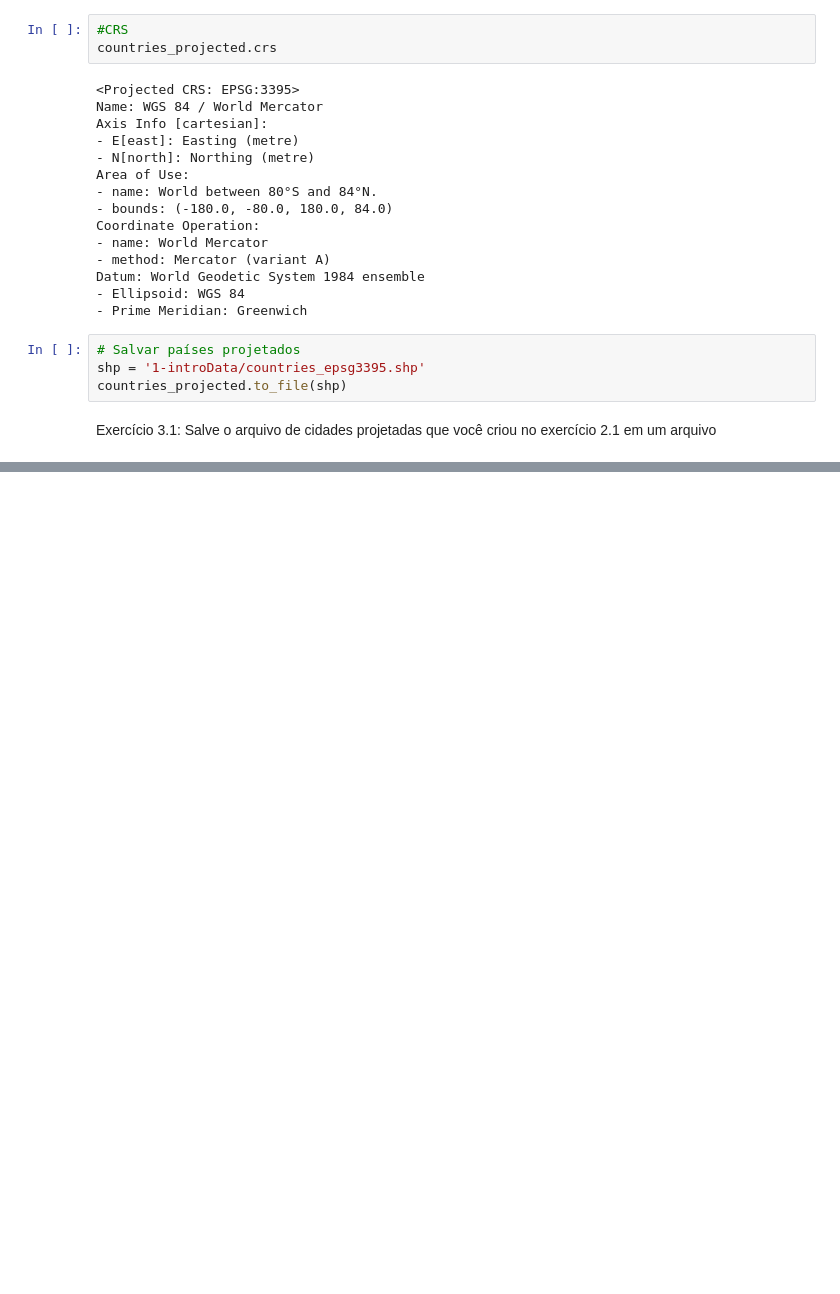
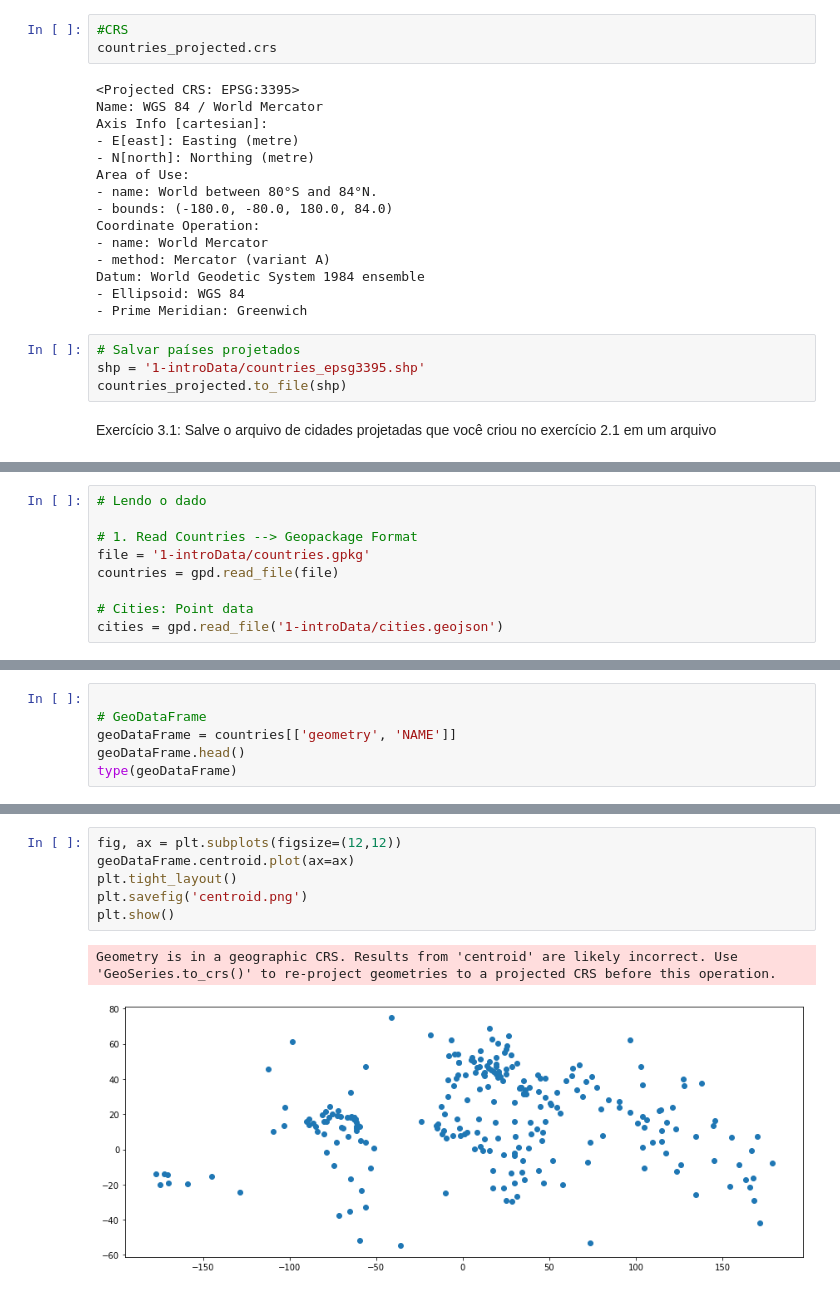
Before and after one commit to rmontteiro/geo, a Jupyter notebook: Geopandas_aula1.ipynb, the cells around one changed output, grey strips where cells are left out. Drawn from its saved outputs; the diff is of its cells as text; blank space fills up the shorter version.

```diff
--- a/Geopandas_aula1.ipynb
+++ b/Geopandas_aula1.ipynb
@@ -297,0 +305,9 @@ Exercício 3.1: Salve o arquivo de cidades projetadas que você criou no exercí
+# %%
+# Lendo o dado
+
+# 1. Read Countries --> Geopackage Format
+file = '1-introData/countries.gpkg'
+countries = gpd.read_file(file)
+
+# Cities: Point data
+cities = gpd.read_file('1-introData/cities.geojson')
@@ -297,0 +329,6 @@ Exercício 3.1: Salve o arquivo de cidades projetadas que você criou no exercí
+# %%
+
+# GeoDataFrame
+geoDataFrame = countries[['geometry', 'NAME']]
+geoDataFrame.head()
+type(geoDataFrame)
@@ -297,0 +352,9 @@ Exercício 3.1: Salve o arquivo de cidades projetadas que você criou no exercí
+# %%
+fig, ax = plt.subplots(figsize=(12,12))
+geoDataFrame.centroid.plot(ax=ax)
+plt.tight_layout()
+plt.savefig('centroid.png')
+plt.show()
+# %% [output]
+Geometry is in a geographic CRS. Results from 'centroid' are likely incorrect. Use 'GeoSeries.to_crs()' to re-project geometries to a projected CRS before this operation.
+[figure, added]
```
Also changed, not shown: parts of 33 cells of this notebook.
